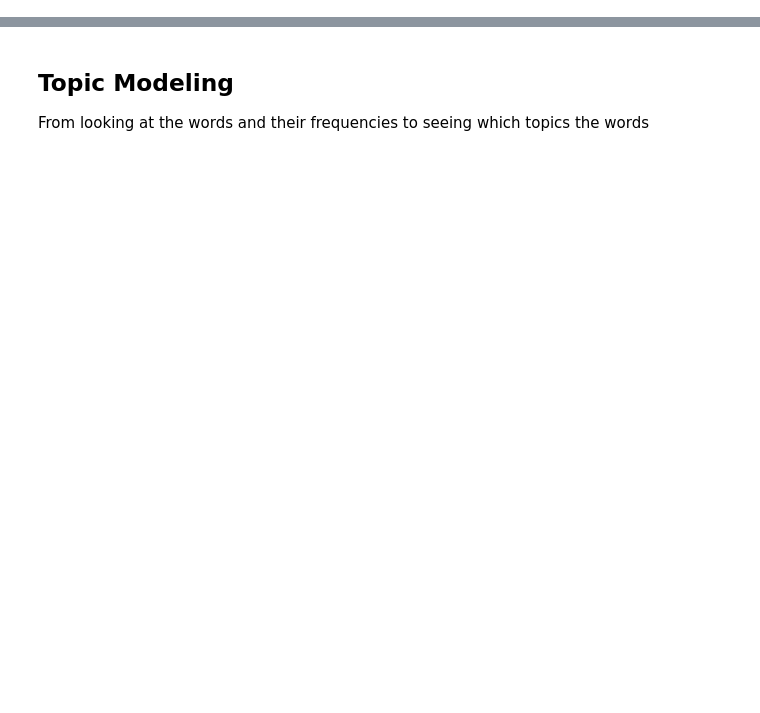
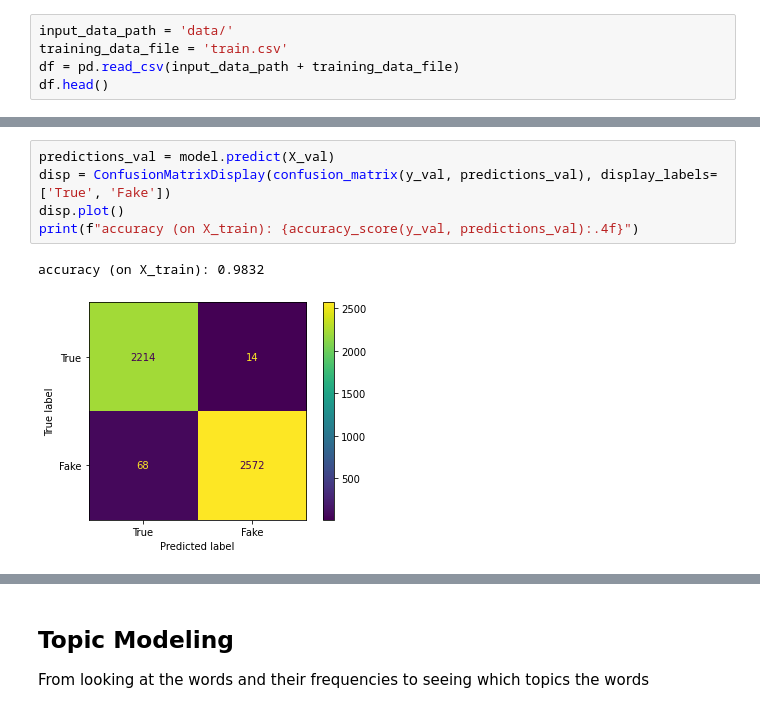
Before and after one commit to Cmeek09/NLP_with_deep_learning, a Jupyter notebook: project_part2.ipynb, the cells around one changed output, grey strips where cells are left out. Cells and saved outputs as stored; diff of their text form; blank space fills up the shorter version.

```diff
--- a/project_part2.ipynb
+++ b/project_part2.ipynb
@@ -3,0 +19,5 @@ displacy.render(doc, style='dep', jupyter=True, options={'distance': 90})
+# %%
+input_data_path = 'data/'
+training_data_file = 'train.csv'
+df = pd.read_csv(input_data_path + training_data_file)
+df.head()
@@ -3,0 +129,8 @@ displacy.render(doc, style='dep', jupyter=True, options={'distance': 90})
+# %%
+predictions_val = model.predict(X_val)
+disp = ConfusionMatrixDisplay(confusion_matrix(y_val, predictions_val), display_labels=['True', 'Fake'])
+disp.plot()
+print(f"accuracy (on X_train): {accuracy_score(y_val, predictions_val):.4f}")
+# %% [output]
+accuracy (on X_train): 0.9832
+[figure, added]
```
Also changed, not shown: parts of 29 cells of this notebook, 1 other file.
